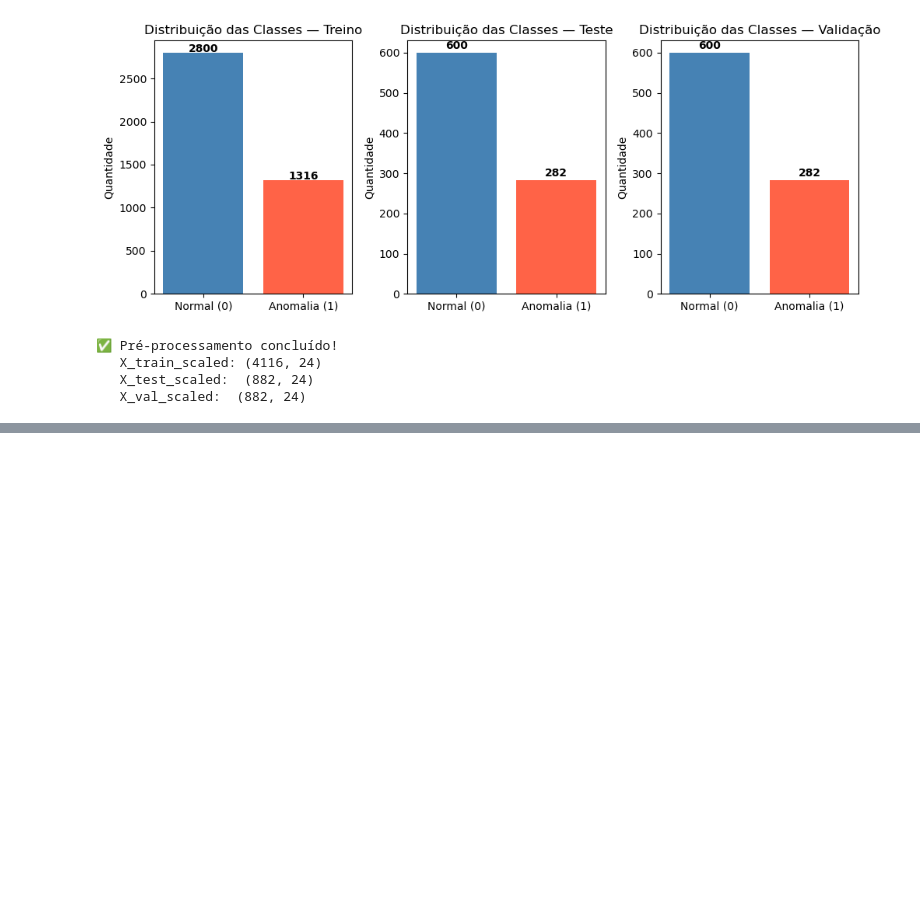
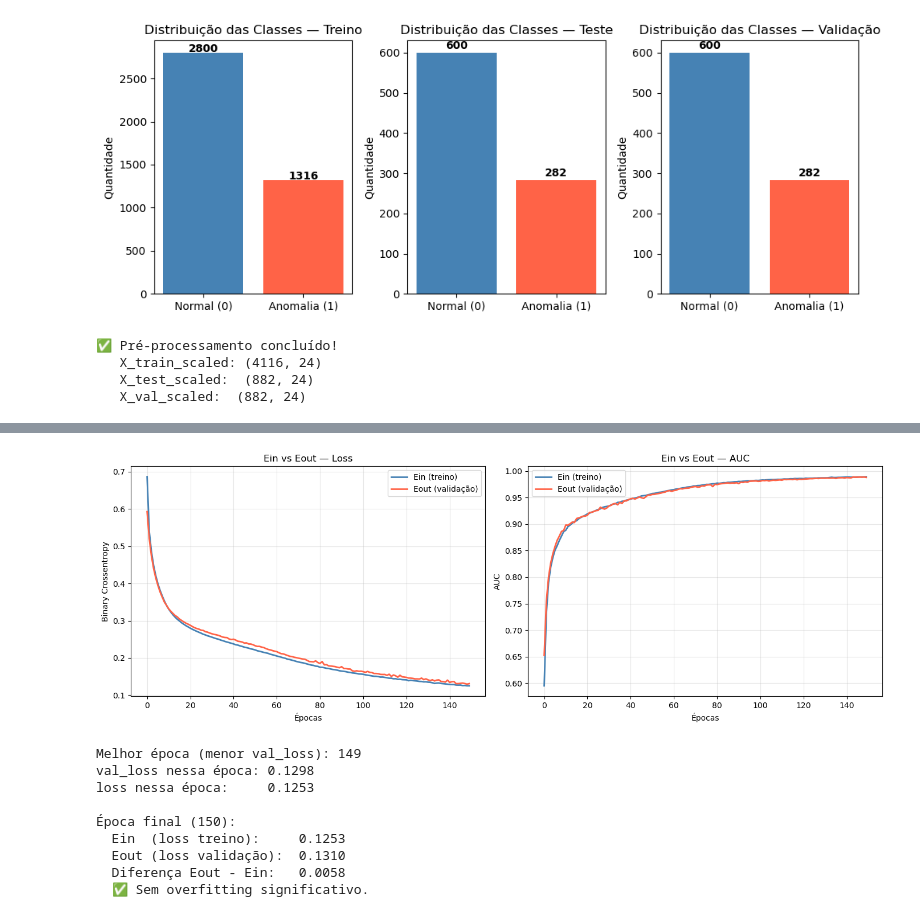
Before and after one commit to gustavojohan/projeto-final-am, a Jupyter notebook: projeto-final.ipynb, the cells around one changed output, grey strips where cells are left out. Drawn from its saved outputs; the diff is of its cells as text; code cells hidden in the pictures; blank space fills up the shorter version.

```diff
--- a/projeto-final.ipynb
+++ b/projeto-final.ipynb
@@ -364,0 +343,5 @@ plt.show()
+# %%
+model.set_weights(initial_weights)
+
+history = model.fit(X_train, y_train, epochs=150, batch_size=16,
+                   validation_data=(X_val, y_val))
@@ -364,0 +366,62 @@ plt.show()
+# %%
+# -------------------------------------------------------------
+# GRÁFICO Ein vs Eout (Loss e AUC por época)
+# -------------------------------------------------------------
+fig, axes = plt.subplots(1, 2, figsize=(14, 5))
+
+# --- Loss ---
+axes[0].plot(history.history['loss'],     label='Ein (treino)',     color='steelblue', linewidth=2)
+axes[0].plot(history.history['val_loss'], label='Eout (validação)', color='tomato',    linewidth=2)
+axes[0].set_title('Ein vs Eout — Loss')
+axes[0].set_xlabel('Épocas')
+axes[0].set_ylabel('Binary Crossentropy')
+axes[0].legend()
+axes[0].grid(True, alpha=0.3)
+
+# --- AUC ---
+axes[1].plot(history.history['AUC'],     label='Ein (treino)',     color='steelblue', linewidth=2)
+axes[1].plot(history.history['val_AUC'], label='Eout (validação)', color='tomato',    linewidth=2)
+axes[1].set_title('Ein vs Eout — AUC')
+axes[1].set_xlabel('Épocas')
+axes[1].set_ylabel('AUC')
+axes[1].legend()
+axes[1].grid(True, alpha=0.3)
+
+plt.tight_layout()
+plt.show()
+
+# -------------------------------------------------------------
+# IDENTIFICAR PONTO DE OVERFITTING (se houver)
+# -------------------------------------------------------------
+val_loss = history.history['val_loss']
+min_val_loss = min(val_loss)
+best_epoch = val_loss.index(min_val_loss) + 1
+
+print(f"\nMelhor época (menor val_loss): {best_epoch}")
+print(f"val_loss nessa época: {min_val_loss:.4f}")
+print(f"loss nessa época:     {history.history['loss'][best_epoch-1]:.4f}")
+
+train_loss_final = history.history['loss'][-1]
+val_loss_final   = history.history['val_loss'][-1]
+diff = val_loss_final - train_loss_final
+
+print(f"\nÉpoca final ({len(val_loss)}):")
+print(f"  Ein  (loss treino):     {train_loss_final:.4f}")
+print(f"  Eout (loss validação):  {val_loss_final:.4f}")
+print(f"  Diferença Eout - Ein:   {diff:.4f}")
+
+if diff > 0.05:
+    print("  ⚠️  Possível overfitting detectado.")
+else:
+    print("  ✅ Sem overfitting significativo.")
+# %% [output]
+[figure, added]
+Melhor época (menor val_loss): 149
+val_loss nessa época: 0.1298
+loss nessa época:     0.1253
+
+Época final (150):
+  Ein  (loss treino):     0.1253
+  Eout (loss validação):  0.1310
+  Diferença Eout - Ein:   0.0058
+  ✅ Sem overfitting significativo.
```
Also changed, not shown: parts of 11 cells of this notebook.
